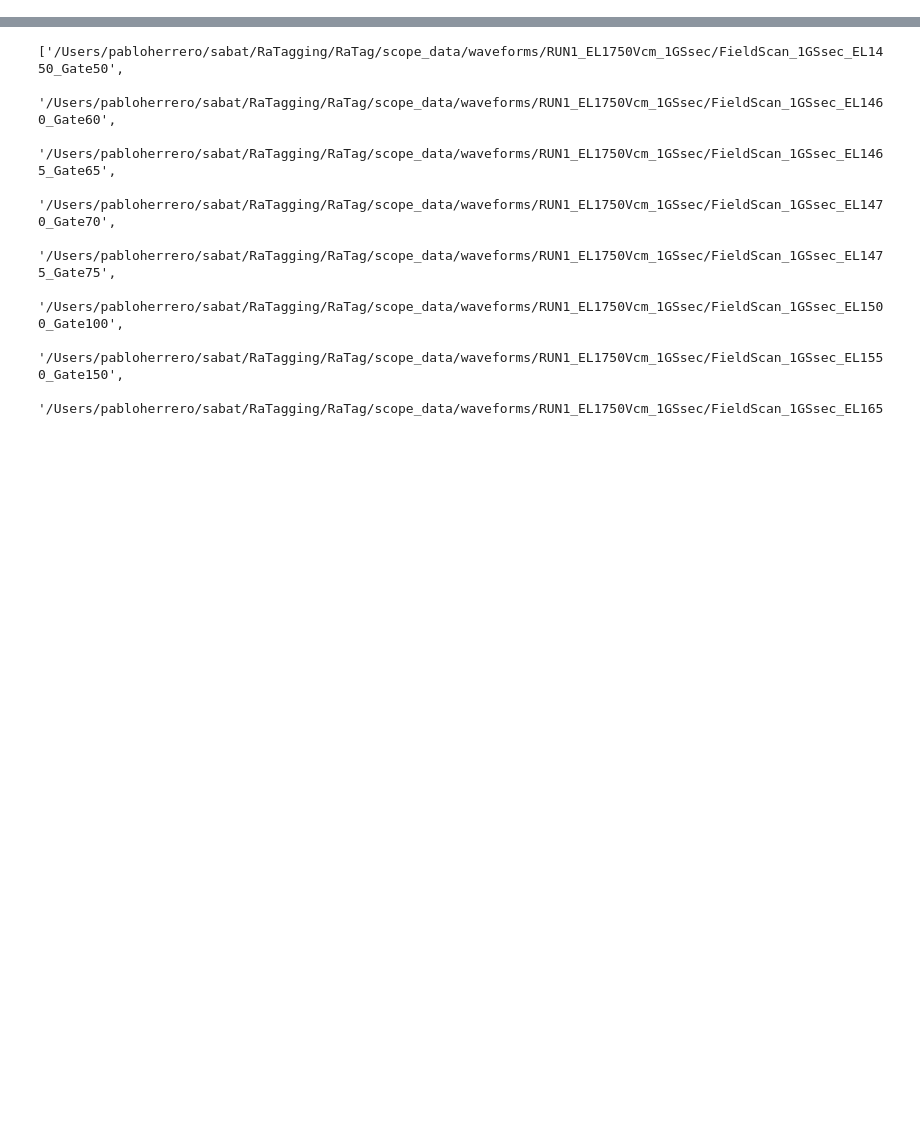
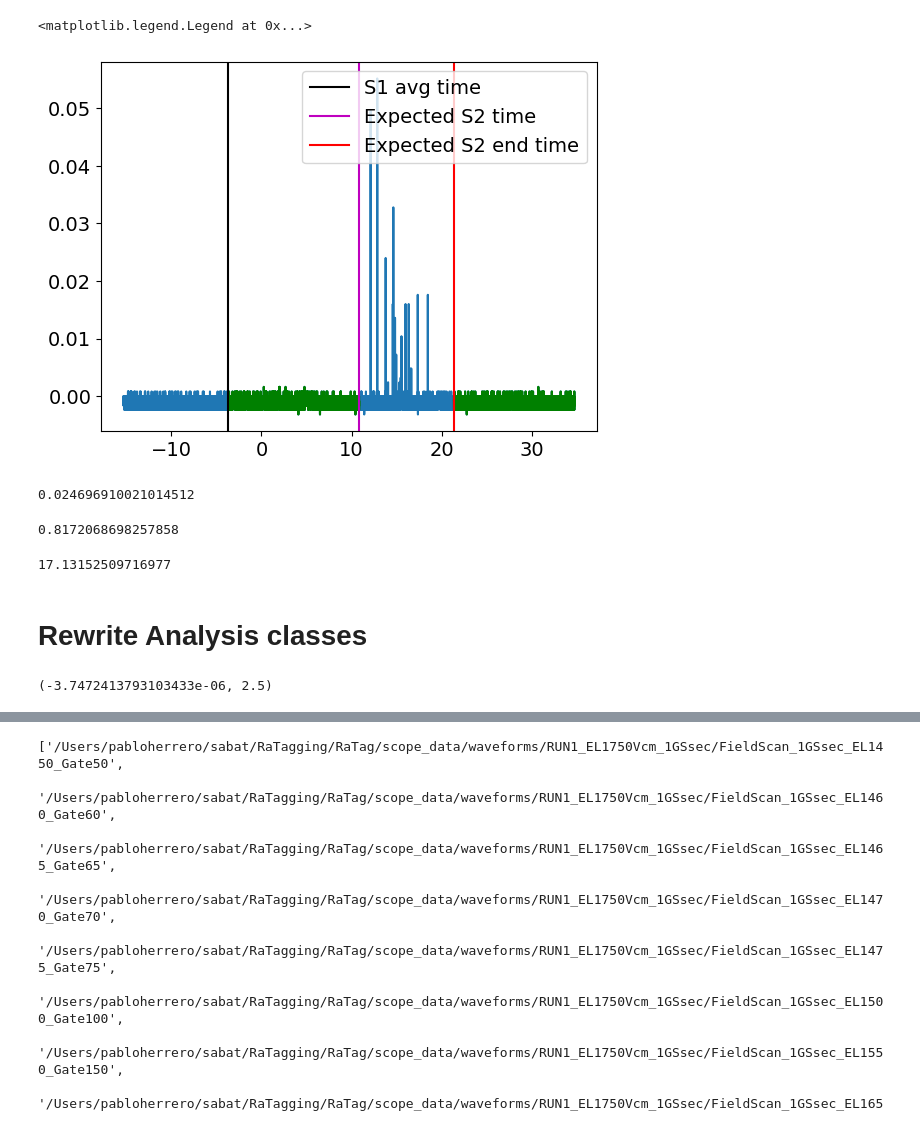
Before and after one commit to proscrite/RaTag, a Jupyter notebook: notebooks/Drift_velocity_S2_window_v2.ipynb, the cells around one changed output, grey strips where cells are left out. Cells and saved outputs as stored; diff of their text form; code cells hidden in the pictures; blank space fills up the shorter version.

```diff
--- a/notebooks/Drift_velocity_S2_window_v2.ipynb
+++ b/notebooks/Drift_velocity_S2_window_v2.ipynb
@@ -130,0 +322,2 @@ array([  35.71428571,   42.85714286,   46.42857143,   50.        ,
+# %%
+i = 1
@@ -130,0 +332,67 @@ array([  35.71428571,   42.85714286,   46.42857143,   50.        ,
+# %%
+s1_jitter = 0.05 # μs
+s2_tol_start = 2.5 # μs
+s2_duration = 8 # μs
+s2_tol_end = 2.5 # μs
+# s2_tol_end = 10e-6
+drift_window = (win.s1_avg * 1e6 + s1_jitter, win.s1_avg *1e6 - s1_jitter + drift_times[2] - s2_tol_start)
+s2_window = (drift_window[1], drift_window[1] + s2_duration + s2_tol_end)
+
+
+i += 1
+file = files05[i]
+t, V = load_waveform(file)
+t *= 1e6  # to μs
+
+Vdrift = V[(t > drift_window[0]) & (t < drift_window[1])]
+tdrift = t[(t > drift_window[0]) & (t < drift_window[1])]
+plt.plot(t, V)
+thresh = Vdrift > 0.02
+clean_drift = len(thresh[thresh > 0]) < 3
+
+if clean_drift:
+    plt.plot(tdrift, Vdrift, 'g')
+else:
+    plt.plot(tdrift, Vdrift, 'r')
+
+Vpost = V[t > s2_window[1]]
+tpost = t[t > s2_window[1]]
+clean_post = len(Vpost[Vpost > 0.02]) < 3
+if clean_post:
+    plt.plot(tpost, Vpost, 'g')
+else:
+    plt.plot(tpost, Vpost, 'r')
+
+plt.axvline(drift_window[0] ,color='k', label='S1 avg time')
+plt.axvline(drift_window[1], color='m', label='Expected S2 time')
+plt.axvline(s2_window[1], color='r', label='Expected S2 end time')
+# plt.axvline(win.s1_avg *1e6,color='orange', label='S1 avg time')
+# plt.axvline(win.s1_avg* 1e6 + drift_times[2] - 2.5, color='g', lw=2, label='Expected S2 time')
+# plt.axvline(win.s1_avg* 1e6+ drift_times[2] -2.5 + 10. , color='k', lw=2, label='Expected S2 end time')
+plt.legend()
+# %% [output]
+<matplotlib.legend.Legend at 0x...>
+[figure, added]
+# %%
+diff_coeff = 130  # cm2/s
+diff_length = np.sqrt(130 * 17e-6) # cm
+diff_length
+first_electron_pass = - 3 * diff_length / drift_times[2]
+last_electron = 6 * diff_length / drift_times[2]
+last_electron - first_electron_pass
+# %% [output]
+0.024696910021014512
+# %%
+drift_speeds[2]
+# %% [output]
+0.8172068698257858
+# %%
+drift_times[2]*0.9
+# %% [output]
+17.13152509716977
+# %% [markdown]
+# Rewrite Analysis classes
+# %%
+win.s1_avg, s2_tol_start
+# %% [output]
+(-3.7472413793103433e-06, 2.5)
```
Also changed, not shown: parts of 32 cells of this notebook, 2 other files.
